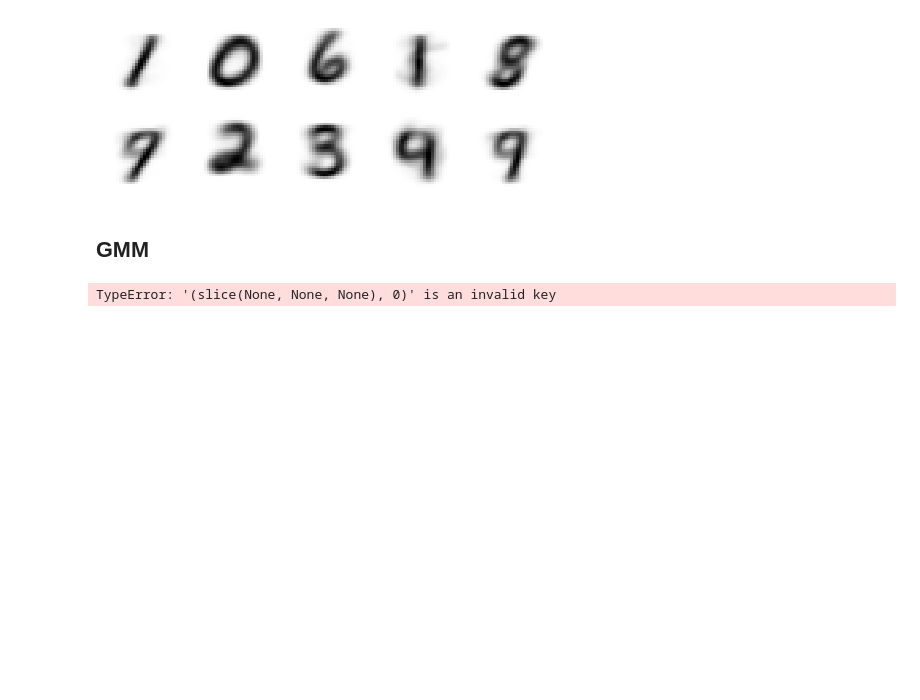
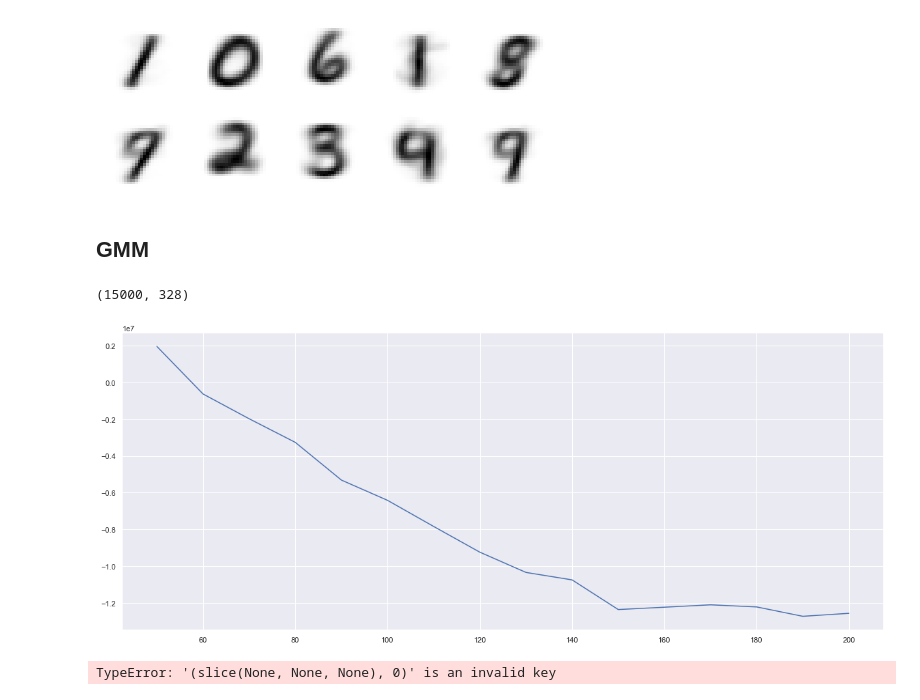
Before and after one commit to allyryry/3950_Asn3_Clustering, a Jupyter notebook: cluster_asn.ipynb, the cells around one changed output. Cells and saved outputs as stored; diff of their text form; code cells hidden in the pictures; blank space fills up the shorter version.

```diff
--- a/cluster_asn.ipynb
+++ b/cluster_asn.ipynb
@@ -168,6 +218,21 @@ for axi, center in zip(ax.flat, centers):
 [figure]
 # %% [markdown]
 <h2>GMM
+# %%
+from sklearn.decomposition import PCA
+pca = PCA(0.99, whiten=True)
+data = pca.fit_transform(df)
+data.shape
+# %% [output]
+(15000, 328)
+# %%
+n_components = np.arange(50, 210, 10)
+models = [GaussianMixture(n, covariance_type='full', random_state=0)
+          for n in n_components]
+aics = [model.fit(data).aic(data) for model in models]
+plt.plot(n_components, aics);
+# %% [output]
+[figure, added]
 # %%
 gmm = GaussianMixture(n_components=4).fit(df)
 labels = gmm.predict(df)
```
Also changed, not shown: parts of 10 cells of this notebook.
